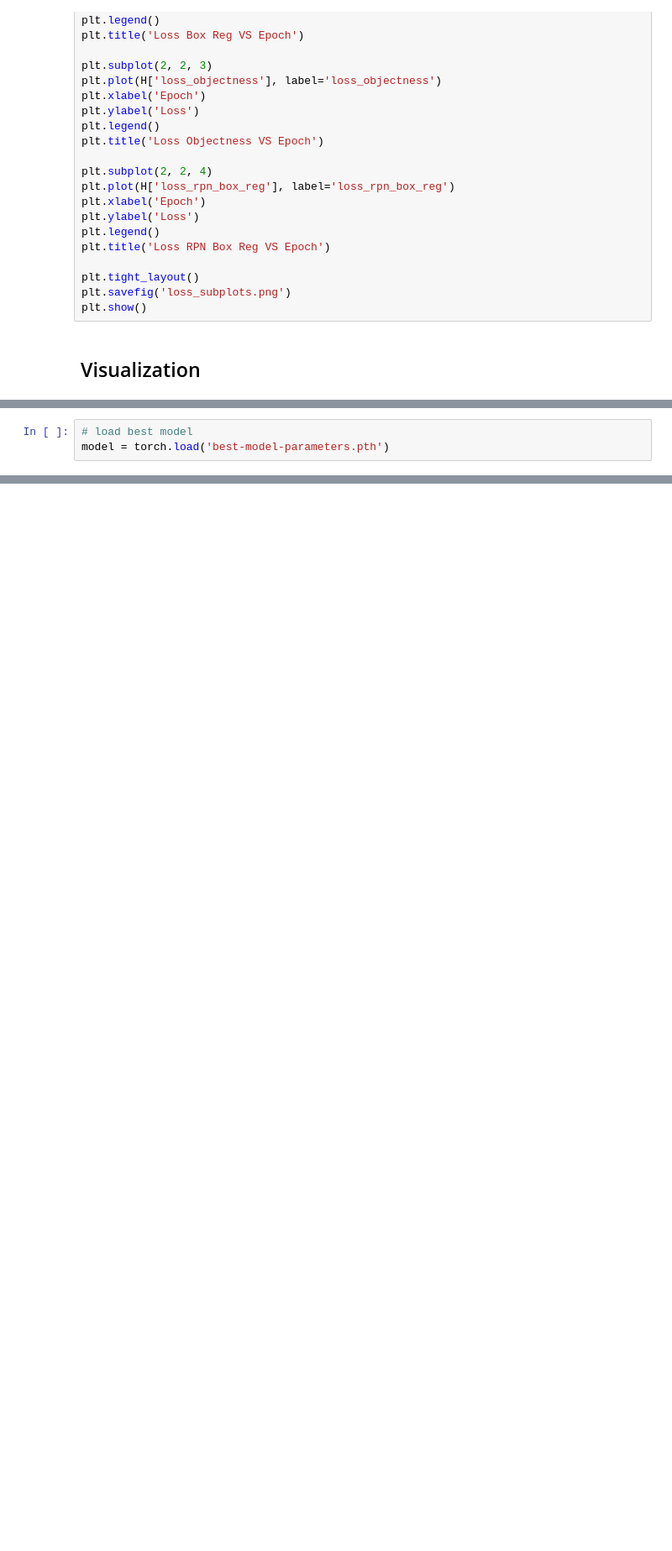
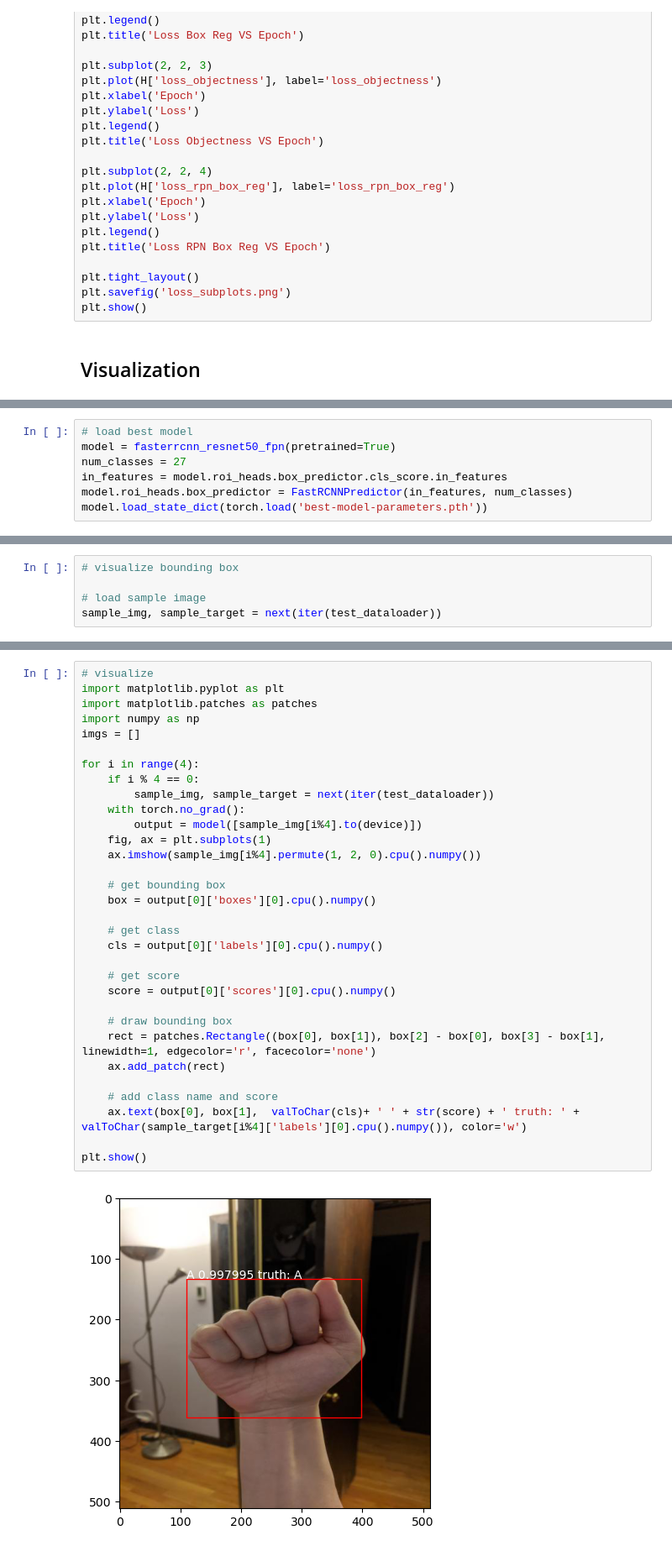
Before and after one commit to tianyi0216/ASL_539_Project, a Jupyter notebook: asl_detection_1.ipynb, the cells around one changed output, grey strips where cells are left out. Shown at 84% size. Drawn from its saved outputs; the diff is of its cells as text; blank space fills up the shorter version.

```diff
--- a/asl_detection_1.ipynb
+++ b/asl_detection_1.ipynb
@@ -694,4 +741,8 @@ False
 # %%
 # load best model
-model = torch.load('best-model-parameters.pth')
+model = fasterrcnn_resnet50_fpn(pretrained=True)
+num_classes = 27
+in_features = model.roi_heads.box_predictor.cls_score.in_features
+model.roi_heads.box_predictor = FastRCNNPredictor(in_features, num_classes)
+model.load_state_dict(torch.load('best-model-parameters.pth'))
 # %% [output]
@@ -698,0 +750,5 @@ RuntimeError: Attempting to deserialize object on a CUDA device but torch.cuda.i
+# %%
+# visualize bounding box
+
+# load sample image
+sample_img, sample_target = next(iter(test_dataloader))
@@ -698,0 +777,34 @@ RuntimeError: Attempting to deserialize object on a CUDA device but torch.cuda.i
+# %%
+# visualize
+import matplotlib.pyplot as plt
+import matplotlib.patches as patches
+import numpy as np
+imgs = []
+
+for i in range(4):
+    if i % 4 == 0:
+        sample_img, sample_target = next(iter(test_dataloader))
+    with torch.no_grad():
+        output = model([sample_img[i%4].to(device)])
+    fig, ax = plt.subplots(1)
+    ax.imshow(sample_img[i%4].permute(1, 2, 0).cpu().numpy())
+
+    # get bounding box
+    box = output[0]['boxes'][0].cpu().numpy()
+
+    # get class
+    cls = output[0]['labels'][0].cpu().numpy()
+
+    # get score
+    score = output[0]['scores'][0].cpu().numpy()
+
+    # draw bounding box
+    rect = patches.Rectangle((box[0], box[1]), box[2] - box[0], box[3] - box[1], linewidth=1, edgecolor='r', facecolor='none')
+    ax.add_patch(rect)
+
+    # add class name and score
+    ax.text(box[0], box[1],  valToChar(cls)+ ' ' + str(score) + ' truth: ' + valToChar(sample_target[i%4]['labels'][0].cpu().numpy()), color='w')
+
+plt.show()
+# %% [output]
+[figure, added]
```
Also changed, not shown: parts of 22 cells of this notebook.
